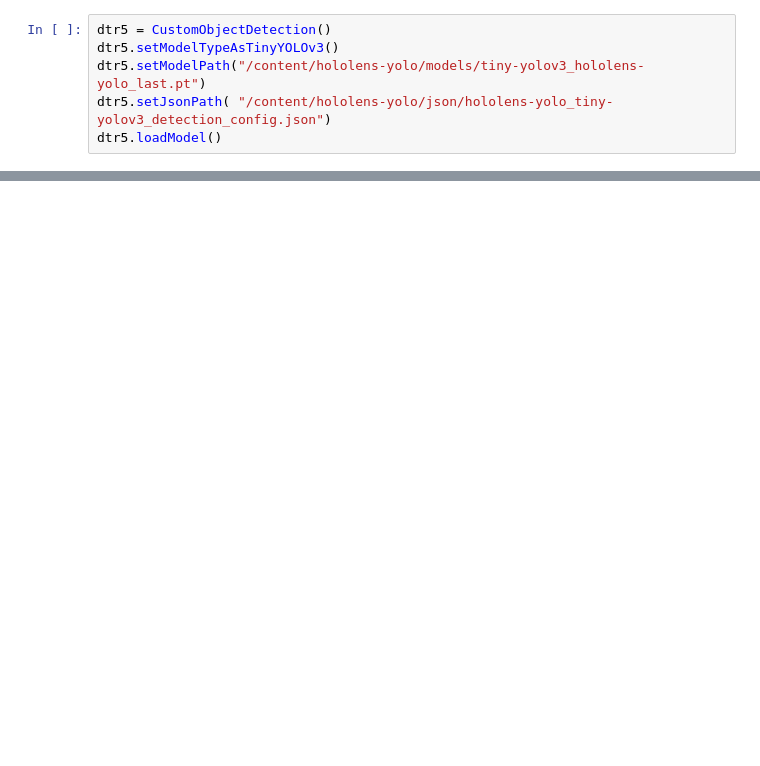
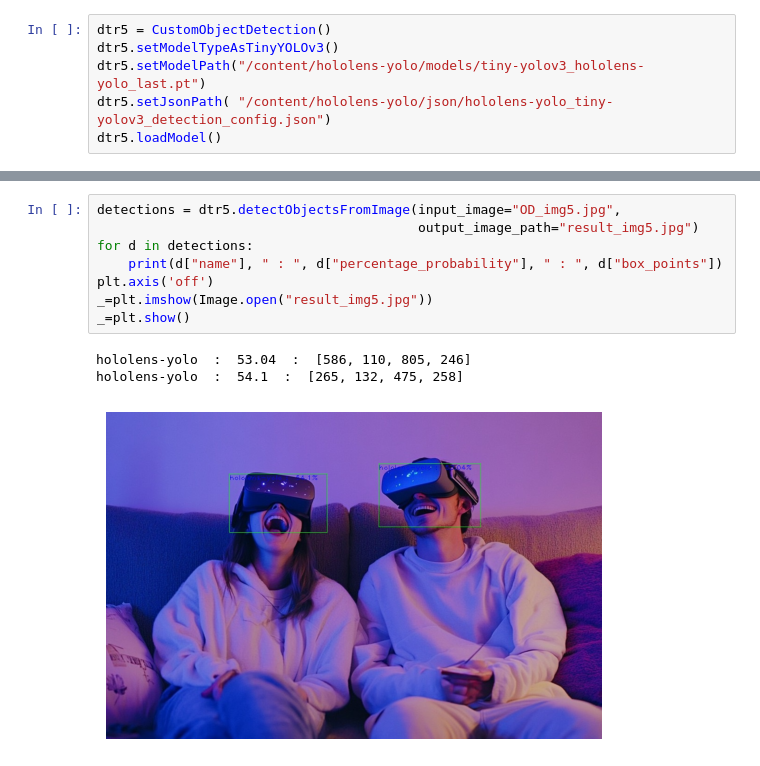
Before and after one commit to limin-liu-tw/colab, a Jupyter notebook: Chap6_ObjectDetection.ipynb, the cells around one changed output, grey strips where cells are left out. Drawn from its saved outputs; the diff is of its cells as text; blank space fills up the shorter version.

```diff
--- a/Chap6_ObjectDetection.ipynb
+++ b/Chap6_ObjectDetection.ipynb
@@ -260,0 +314,12 @@ hololens-yolo  :  42.72  :  [375, 106, 426, 129]
+# %%
+detections = dtr5.detectObjectsFromImage(input_image="OD_img5.jpg",
+                                         output_image_path="result_img5.jpg")
+for d in detections:
+    print(d["name"], " : ", d["percentage_probability"], " : ", d["box_points"])
+plt.axis('off')
+_=plt.imshow(Image.open("result_img5.jpg"))
+_=plt.show()
+# %% [output]
+hololens-yolo  :  53.04  :  [586, 110, 805, 246]
+hololens-yolo  :  54.1  :  [265, 132, 475, 258]
+[figure, added]
```
Also changed, not shown: parts of 9 cells of this notebook.
